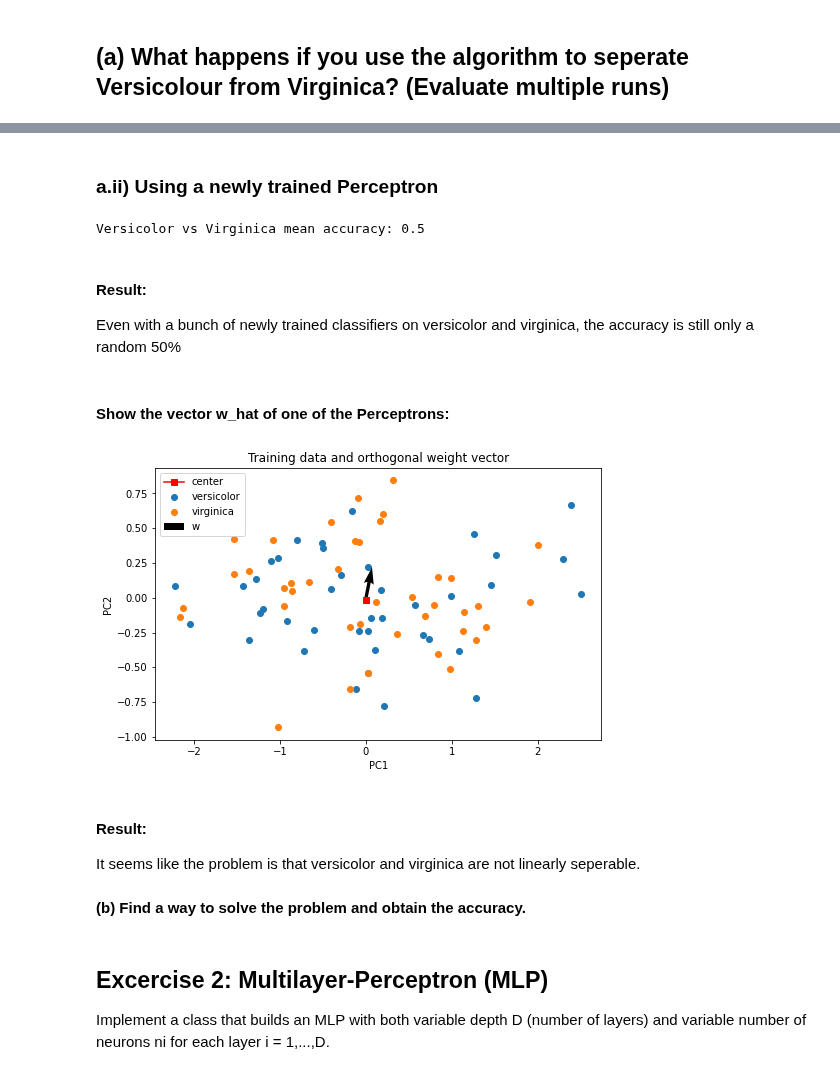
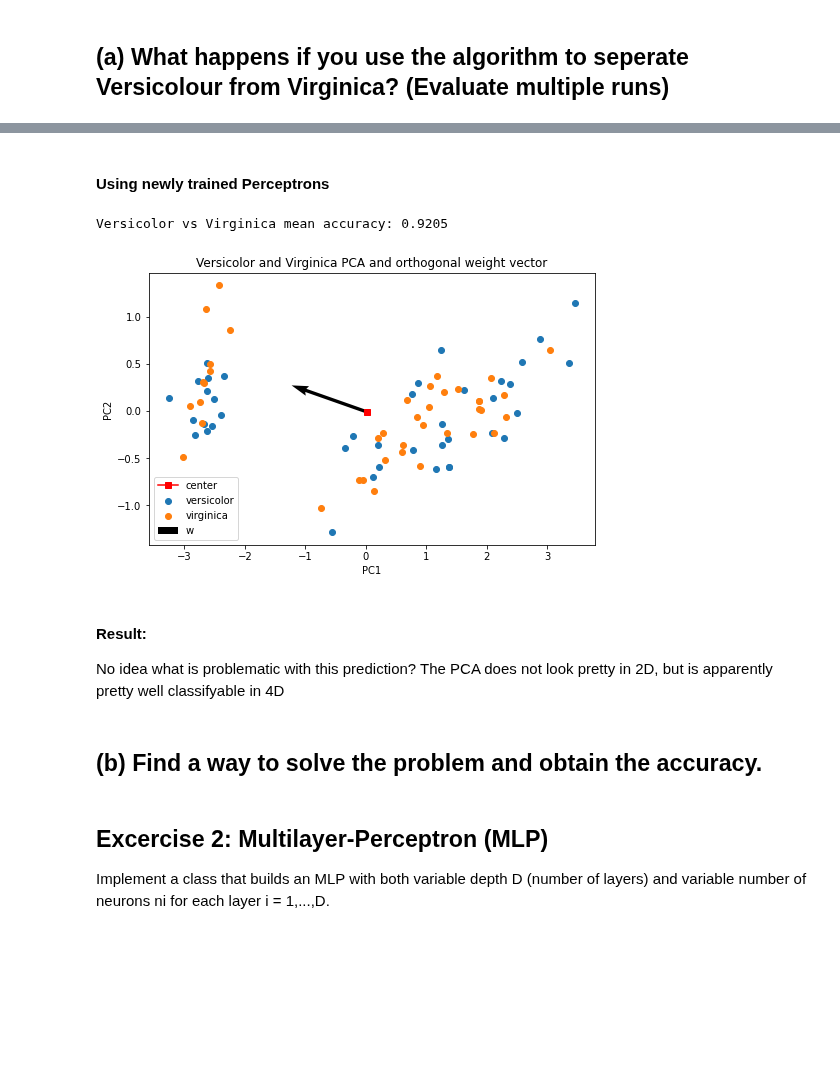
Before and after one commit to pwl482/patrec_2020, a Jupyter notebook: Assignment_8/Perceptron_Paul.ipynb, the cells around one changed output, grey strips where cells are left out. Cells and saved outputs as stored; diff of their text form; code cells hidden in the pictures; blank space fills up the shorter version.

Commit message:
fixed the prediction of the perceptron not centering the data

```diff
--- a/Assignment_8/Perceptron_Paul.ipynb
+++ b/Assignment_8/Perceptron_Paul.ipynb
@@ -20,19 +20,21 @@ from sklearn import decomposition
 
 # Load the IRIS dataset
 iris = load_iris()
-X = iris.data
-y = iris.target
+X_iris = iris.data
+y_iris = iris.target
 names = iris.target_names
+feature_names = iris.feature_names
 # %% [markdown]
 #### Splitting the data into training/test and according to their class memberships
 # %%
-X_train, X_test, y_train, y_test = train_test_split(X, y, test_size=0.2, random_state=None, stratify=y)
+X_train, X_test, y_train, y_test = train_test_split(X_iris, y_iris, test_size=0.2, random_state=None, stratify=y)
 
 # data for training perceptron to distinguish between setosa and virginica/versicolour
 X_train_setosa = X_train[np.where(y_train==0)]
 X_train_versicolor = X_train[np.where(y_train==1)]
 X_train_virginica = X_train[np.where(y_train==2)]
 X_train_versicolor_virginica = np.concatenate((X_train_versicolor,X_train_virginica))
+y_train_versicolor_virginica = np.array([1]*X_train_versicolor.shape[0] + [0]*X_train_virginica.shape[0])
 
 # data to test perceptron's performance to separate setosa from virginica/versicolour
 # set setosa to positive class, versicolour/virginica to negative
@@ -97,7 +99,7 @@ class Perceptron:
         # center data before prediction?? (or centering <=> subtract bias?)
         m = np.mean(X, axis=0)
         X_centered = X-m
-        Y_pred = (X@self.w_hat > 0).astype(int)
+        Y_pred = (X_centered@self.w_hat > 0).astype(int)
         return Y_pred
 
 
@@ -170,5 +150,5 @@ Applying a perceptron classifier trained to separate setosa flowers from virgini
 # %% [markdown]
-### a.ii) Using a newly trained Perceptron
+#### Using newly trained Perceptrons
 # %%
 %%capture
 acc_list = []
@@ -182,36 +162,28 @@ for i in range(100):
 # %%
 print("Versicolor vs Virginica mean accuracy:", np.mean(acc_list))
 # %% [output]
-Versicolor vs Virginica mean accuracy: 0.5
+Versicolor vs Virginica mean accuracy: 0.9205
-# %% [markdown]
-#### Result:
-Even with a bunch of newly trained classifiers on versicolor and virginica, the accuracy is still only a random 50%
-# %% [markdown]
-#### Show the vector w_hat of one of the Perceptrons:
 # %%
-pca_v_v = decomposition.PCA(n_components=2)
-X_train_v_v = np.concatenate((X_train_versicolor, X_train_virginica))
-y_train_v_v = y_train[np.where(y_train!=0)]
-X_centered_v_v = X_train_v_v - X_train_v_v.mean(axis=0)
-pca.fit(np.concatenate((X_centered_v_v,[clf_versicolor_virginica.w_hat])))
-X_v_v = pca.fit_transform(np.concatenate((X_centered_v_v,[clf_versicolor_virginica.w_hat])))
-
+pca_a = decomposition.PCA(n_components=2)
+X_centered_a = X_train_versicolor_virginica - X_train_versicolor_virginica.mean(axis=0)
+X_a = pca_a.fit_transform(np.concatenate((X_centered,[Single_Perceptron.w_hat])))
 fig, ax = plt.subplots(1, figsize=(8,5))
-data_v_v = X_v_v[:-1,:]- X_v_v[:-1,:].mean(axis=0)
-for i in range(1,3):
-    ax.scatter(data_v_v[np.where(y_train_v_v==i),0], data_v_v[np.where(y_train_v_v==i),1], label=names[i])
-ax.plot(X_v_v[:-1,:].mean(axis=0)[0],X_v_v[:-1,:].mean(axis=0)[1],c='red', marker='s', label='center')
-tail = X_v_v[:-1,:].mean(axis=0)
-ax.quiver(*tail,X_v_v[-1,0], X_v_v[-1,1], scale=15, label='w')
+data_a = X_a[:-1,:]- X_a[:-1,:].mean(axis=0)
+for i in range(2):
+    ax.scatter(data_a[np.where(y_train_versicolor_virginica==i),0], data_a[np.where(y_train_versicolor_virginica==i),1], label=names[i+1])
+ax.plot(X_a[:-1,:].mean(axis=0)[0],X_a[:-1,:].mean(axis=0)[1],c='red', marker='s', label='center')
+tail_a = X_a[:-1,:].mean(axis=0)
+ax.quiver(*tail_a,X_a[-1,0], X_a[-1,1], scale=15, label='w')
 ax.legend()
-ax.set_title('Training data and orthogonal weight vector')
+ax.set_title('Versicolor and Virginica PCA and orthogonal weight vector')
 ax.set_xlabel('PC1')
 ax.set_ylabel('PC2')
 plt.show()
 # %% [output]
-[figure, old version]
+[figure, new version]
-# %% [markdown]
-#### Result:
-It seems like the problem is that versicolor and virginica are not linearly seperable.
+# %% [markdown]
+#### Result:
+No idea what is problematic with this prediction?
+The PCA does not look pretty in 2D, but is apparently pretty well classifyable in 4D
 # %% [markdown]
-**(b) Find a way to solve the problem and obtain the accuracy.**
+## (b) Find a way to solve the problem and obtain the accuracy.
```
Also changed, not shown: parts of 14 cells of this notebook.
